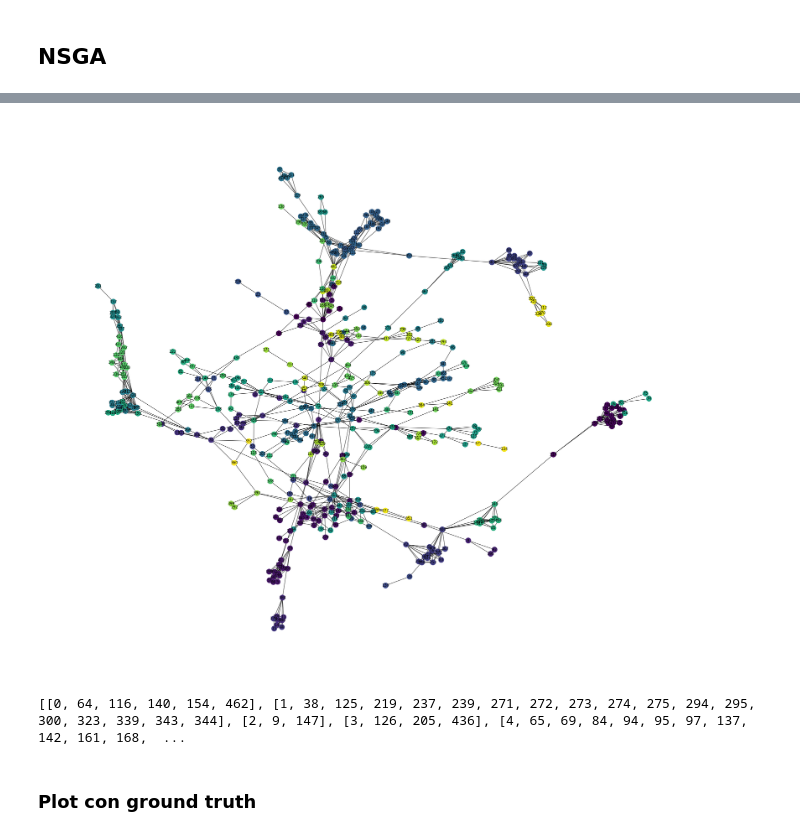
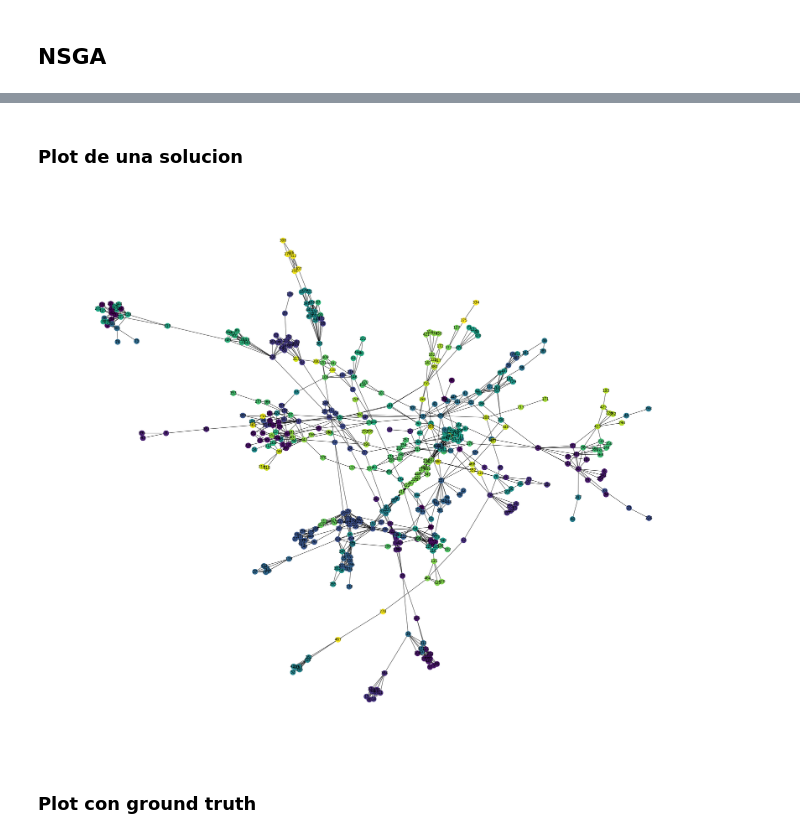
Before and after one commit to SamuReyes/GeneticCommunities, a Jupyter notebook: main.ipynb, the cells around one changed output, grey strips where cells are left out. Saved outputs shown, nothing was run; the diff lists cells and outputs as text; code cells hidden in the pictures.

```diff
--- a/main.ipynb
+++ b/main.ipynb
@@ -44,13 +27,10 @@ Generación 400
-# %%
-es = NSGA(graph, N=100)
-lb = es.label_propagation_init()
-#lb = es.random_init()
-communities = es.decode(lb)
-es.plot(communities)
-print(communities)
-# %% [output]
-[figure, removed]
-[[0, 64, 116, 140, 154, 462], [1, 38, 125, 219, 237, 239, 271, 272, 273, 274, 275, 294, 295, 300, 323, 339, 343, 344], [2, 9, 147], [3, 126, 205, 436], [4, 65, 69, 84, 94, 95, 97, 137, 142, 161, 168,  ...
+# %% [markdown]
+### Plot de una solucion
+# %%
+decoded = es.decode(pop[pareto[0]])
+es.plot(decoded)
+# %% [output]
+[figure, added]
 # %% [markdown]
 ### Plot con ground truth
 # %%
```
Also changed, not shown: parts of 5 cells of this notebook, 2 other files.
